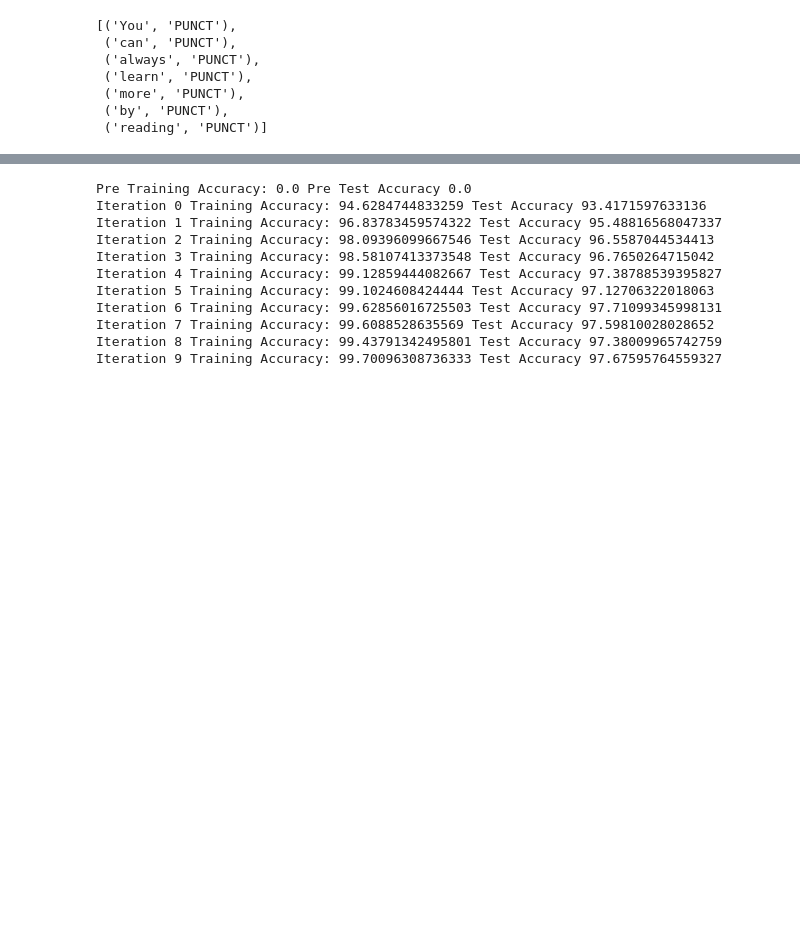
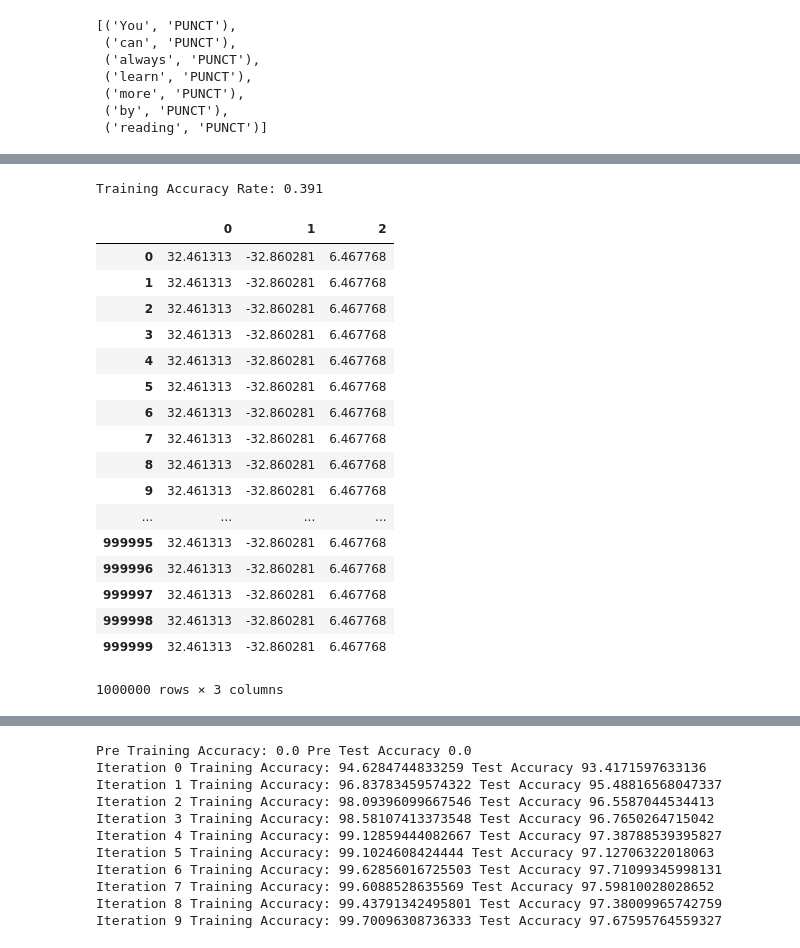
Before and after one commit to jupytercon2017user/jupytercon-2017, a Jupyter notebook: tutorial/POS-Tagging.ipynb, the cells around one changed output, grey strips where cells are left out. Cells and saved outputs as stored; diff of their text form; code cells hidden in the pictures; blank space fills up the shorter version.

Commit message:
Sync from DataScience jupyter

```diff
--- a/tutorial/POS-Tagging.ipynb
+++ b/tutorial/POS-Tagging.ipynb
@@ -497,0 +558,34 @@ Averaged Perceptron:
+# %%
+#generate some data
+X = np.random.normal(0, 10, size=(1000, 3))
+true_b = np.array([1.2, -1.2, 0])
+labels = (np.dot(X, true_b) > 5.0).astype(float)
+
+b = PerceptronClassifier()
+b.fit(X, labels, epochs=1000)
+
+acc_rate = (b.predict(X) == labels).mean()
+print("Training Accuracy Rate: {}".format(acc_rate))
+# %% [output]
+Training Accuracy Rate: 0.391
+# %%
+pd.DataFrame(np.array(b.historical_weights))
+# %% [output]
+|  | 0 | 1 | 2 |
+| 0 | 32.461313 | -32.860281 | 6.467768 |
+| 1 | 32.461313 | -32.860281 | 6.467768 |
+| 2 | 32.461313 | -32.860281 | 6.467768 |
+| 3 | 32.461313 | -32.860281 | 6.467768 |
+| 4 | 32.461313 | -32.860281 | 6.467768 |
+| 5 | 32.461313 | -32.860281 | 6.467768 |
+| 6 | 32.461313 | -32.860281 | 6.467768 |
+| 7 | 32.461313 | -32.860281 | 6.467768 |
+| 8 | 32.461313 | -32.860281 | 6.467768 |
+| 9 | 32.461313 | -32.860281 | 6.467768 |
+| ... | ... | ... | ... |
+| 999995 | 32.461313 | -32.860281 | 6.467768 |
+| 999996 | 32.461313 | -32.860281 | 6.467768 |
+| 999997 | 32.461313 | -32.860281 | 6.467768 |
+| 999998 | 32.461313 | -32.860281 | 6.467768 |
+| 999999 | 32.461313 | -32.860281 | 6.467768 |
+1000000 rows × 3 columns
```
Also changed, not shown: parts of 5 cells of this notebook.
